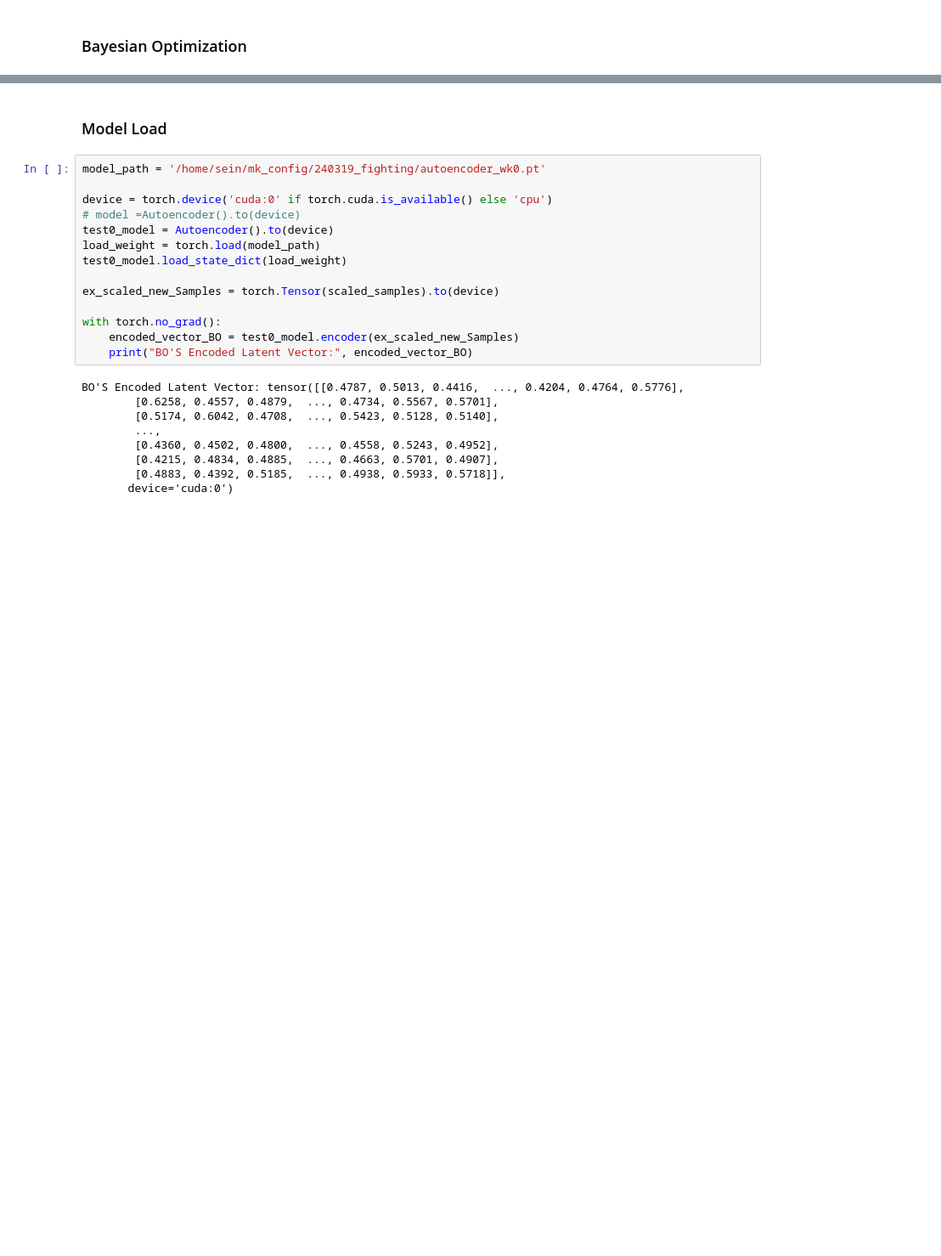
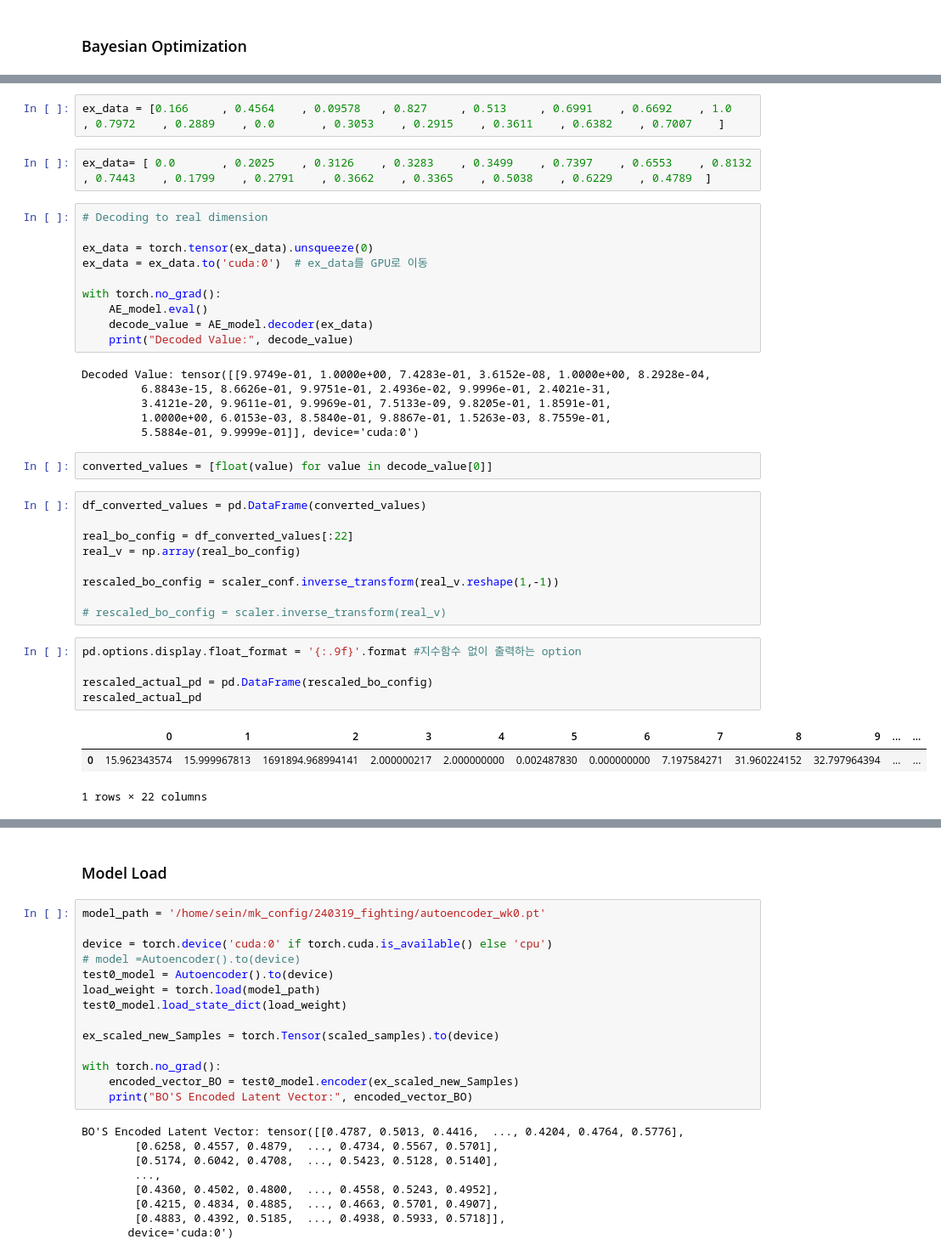
Before and after one commit to addb-swstarlab/DATATune, a Jupyter notebook: TADA_RocksDB_external_wk0.ipynb, the cells around one changed output, grey strips where cells are left out. Shown at 85% size. Cells and saved outputs as stored; diff of their text form; blank space fills up the shorter version.

```diff
--- a/TADA_RocksDB_external_wk0.ipynb
+++ b/TADA_RocksDB_external_wk0.ipynb
@@ -573,0 +656,40 @@ tuner1.tune()
+# %%
+ex_data = [0.166     , 0.4564    , 0.09578   , 0.827     , 0.513     , 0.6991    , 0.6692    , 1.0       , 0.7972    , 0.2889    , 0.0       , 0.3053    , 0.2915    , 0.3611    , 0.6382    , 0.7007    ]
+# %%
+ex_data= [ 0.0       , 0.2025    , 0.3126    , 0.3283    , 0.3499    , 0.7397    , 0.6553    , 0.8132    , 0.7443    , 0.1799    , 0.2791    , 0.3662    , 0.3365    , 0.5038    , 0.6229    , 0.4789  ]
+# %%
+# Decoding to real dimension
+
+ex_data = torch.tensor(ex_data).unsqueeze(0)
+ex_data = ex_data.to('cuda:0')  # ex_data를 GPU로 이동
+
+with torch.no_grad():
+    AE_model.eval()
+    decode_value = AE_model.decoder(ex_data)
+    print("Decoded Value:", decode_value)
+# %% [output]
+Decoded Value: tensor([[9.9749e-01, 1.0000e+00, 7.4283e-01, 3.6152e-08, 1.0000e+00, 8.2928e-04,
+         6.8843e-15, 8.6626e-01, 9.9751e-01, 2.4936e-02, 9.9996e-01, 2.4021e-31,
+         3.4121e-20, 9.9611e-01, 9.9969e-01, 7.5133e-09, 9.8205e-01, 1.8591e-01,
+         1.0000e+00, 6.0153e-03, 8.5840e-01, 9.8867e-01, 1.5263e-03, 8.7559e-01,
+         5.5884e-01, 9.9999e-01]], device='cuda:0')
+# %%
+converted_values = [float(value) for value in decode_value[0]]
+# %%
+df_converted_values = pd.DataFrame(converted_values)
+
+real_bo_config = df_converted_values[:22]
+real_v = np.array(real_bo_config)
+
+rescaled_bo_config = scaler_conf.inverse_transform(real_v.reshape(1,-1))
+
+# rescaled_bo_config = scaler.inverse_transform(real_v)
+# %%
+pd.options.display.float_format = '{:.9f}'.format #지수함수 없이 출력하는 option
+
+rescaled_actual_pd = pd.DataFrame(rescaled_bo_config)
+rescaled_actual_pd
+# %% [output]
+|  | 0 | 1 | 2 | 3 | 4 | 5 | 6 | 7 | 8 | 9 | ... | ... |
+| 0 | 15.962343574 | 15.999967813 | 1691894.968994141 | 2.000000217 | 2.000000000 | 0.002487830 | 0.000000000 | 7.197584271 | 31.960224152 | 32.797964394 | ... | ... |
+1 rows × 22 columns
```
Also changed, not shown: parts of 28 cells of this notebook.
